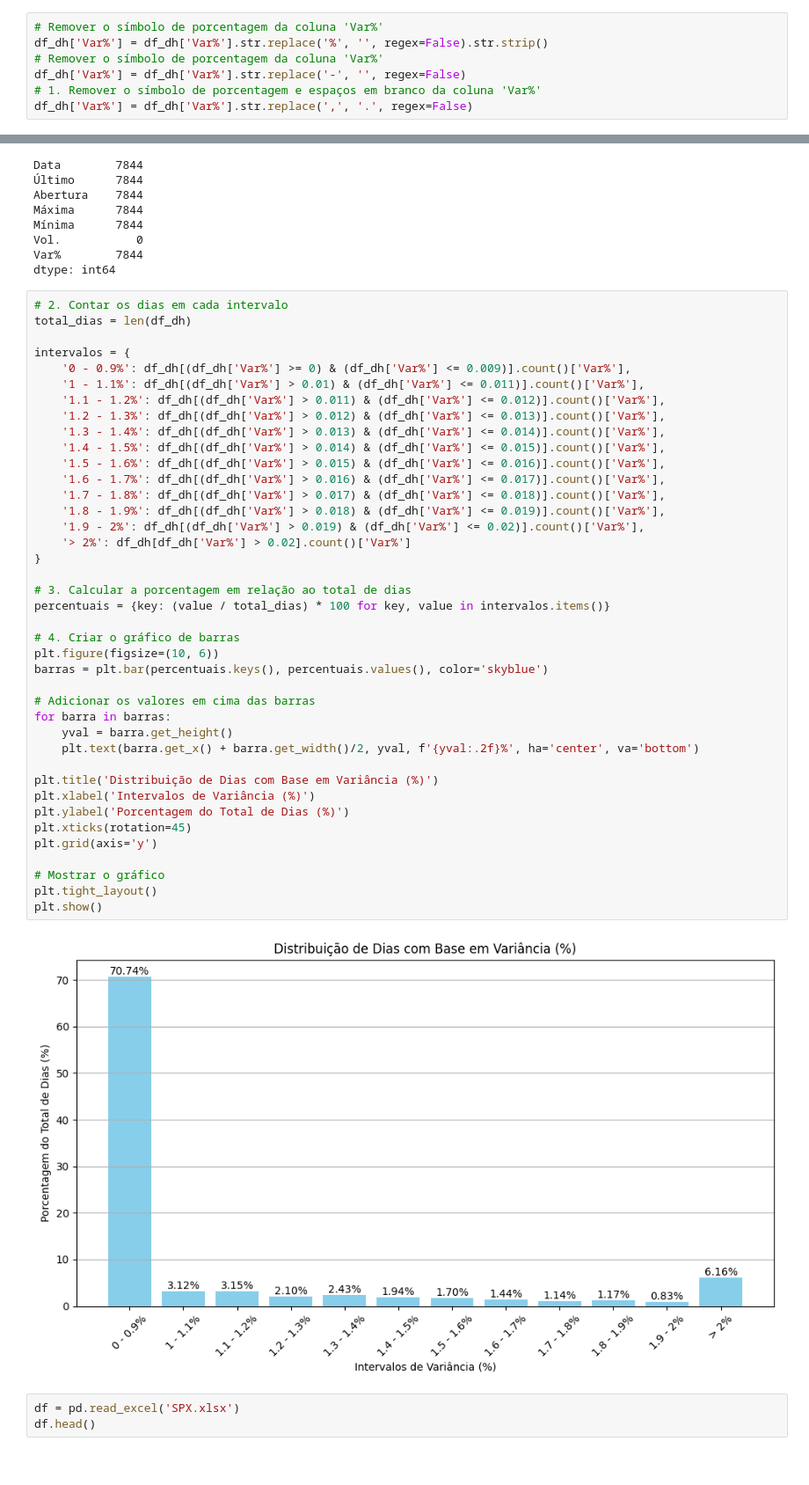
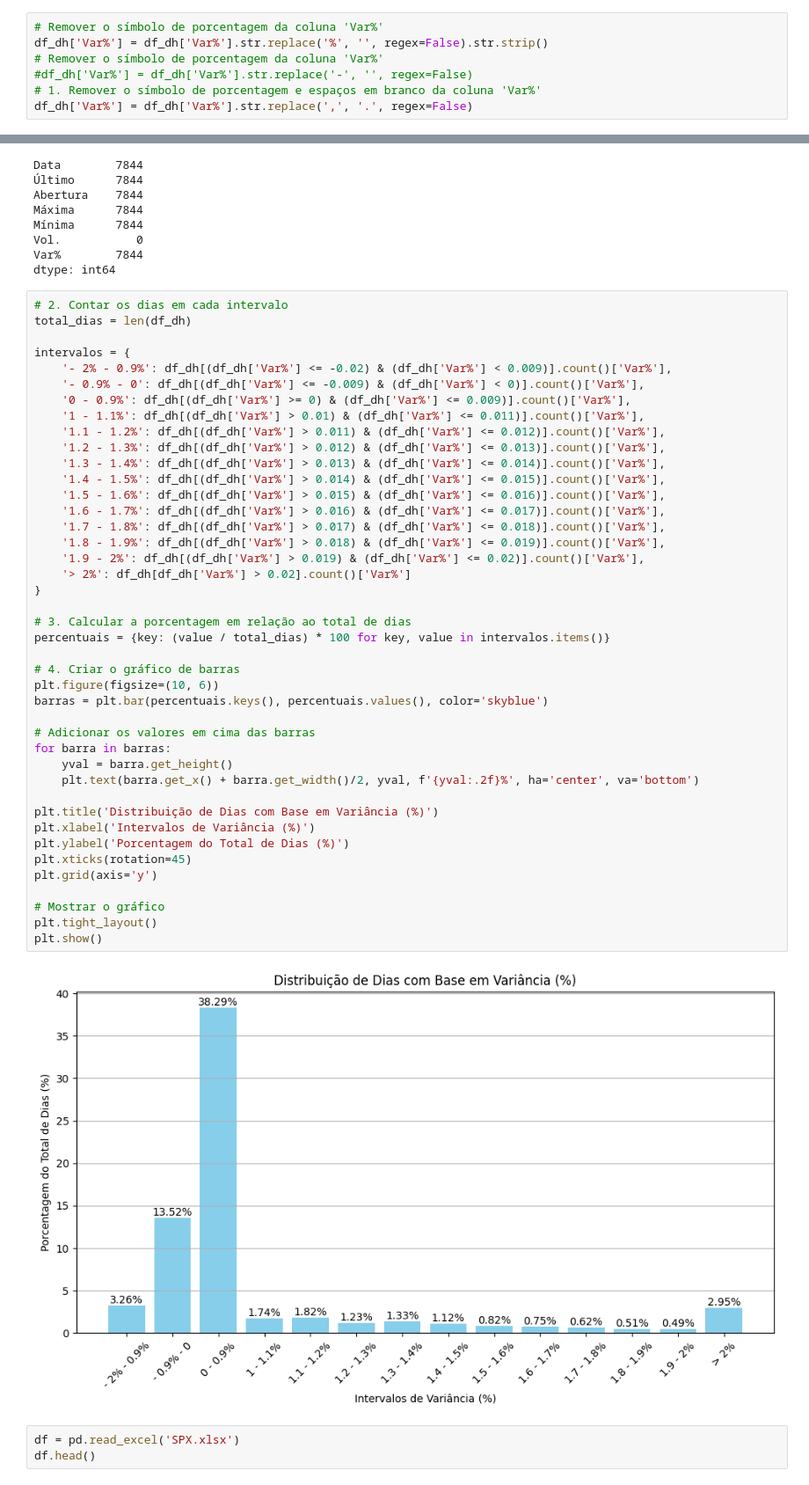
Before and after one commit to rafaart/DataScienceCO, a Jupyter notebook: spx.ipynb, the cells around one changed output, grey strips where cells are left out. Shown at 88% size. Cells and saved outputs as stored; diff of their text form.

```diff
--- a/spx.ipynb
+++ b/spx.ipynb
@@ -59,7 +63,7 @@ object
 # Remover o símbolo de porcentagem da coluna 'Var%'
 df_dh['Var%'] = df_dh['Var%'].str.replace('%', '', regex=False).str.strip()
 # Remover o símbolo de porcentagem da coluna 'Var%'
-df_dh['Var%'] = df_dh['Var%'].str.replace('-', '', regex=False)
+#df_dh['Var%'] = df_dh['Var%'].str.replace('-', '', regex=False)
 # 1. Remover o símbolo de porcentagem e espaços em branco da coluna 'Var%'
 df_dh['Var%'] = df_dh['Var%'].str.replace(',', '.', regex=False)
 # %%
@@ -160,6 +164,8 @@ dtype: int64
 total_dias = len(df_dh)
 
 intervalos = {
+    '- 2% - 0.9%': df_dh[(df_dh['Var%'] <= -0.02) & (df_dh['Var%'] < 0.009)].count()['Var%'],
+    '- 0.9% - 0': df_dh[(df_dh['Var%'] <= -0.009) & (df_dh['Var%'] < 0)].count()['Var%'],
     '0 - 0.9%': df_dh[(df_dh['Var%'] >= 0) & (df_dh['Var%'] <= 0.009)].count()['Var%'],
     '1 - 1.1%': df_dh[(df_dh['Var%'] > 0.01) & (df_dh['Var%'] <= 0.011)].count()['Var%'],
     '1.1 - 1.2%': df_dh[(df_dh['Var%'] > 0.011) & (df_dh['Var%'] <= 0.012)].count()['Var%'],
@@ -169,34 +175,34 @@ intervalos = {
     '1.5 - 1.6%': df_dh[(df_dh['Var%'] > 0.015) & (df_dh['Var%'] <= 0.016)].count()['Var%'],
     '1.6 - 1.7%': df_dh[(df_dh['Var%'] > 0.016) & (df_dh['Var%'] <= 0.017)].count()['Var%'],
     '1.7 - 1.8%': df_dh[(df_dh['Var%'] > 0.017) & (df_dh['Var%'] <= 0.018)].count()['Var%'],
     '1.8 - 1.9%': df_dh[(df_dh['Var%'] > 0.018) & (df_dh['Var%'] <= 0.019)].count()['Var%'],
     '1.9 - 2%': df_dh[(df_dh['Var%'] > 0.019) & (df_dh['Var%'] <= 0.02)].count()['Var%'],
     '> 2%': df_dh[df_dh['Var%'] > 0.02].count()['Var%']
 }
 
 # 3. Calcular a porcentagem em relação ao total de dias
 percentuais = {key: (value / total_dias) * 100 for key, value in intervalos.items()}
 
 # 4. Criar o gráfico de barras
 plt.figure(figsize=(10, 6))
 barras = plt.bar(percentuais.keys(), percentuais.values(), color='skyblue')
 
 # Adicionar os valores em cima das barras
 for barra in barras:
     yval = barra.get_height()
     plt.text(barra.get_x() + barra.get_width()/2, yval, f'{yval:.2f}%', ha='center', va='bottom')
 
 plt.title('Distribuição de Dias com Base em Variância (%)')
 plt.xlabel('Intervalos de Variância (%)')
 plt.ylabel('Porcentagem do Total de Dias (%)')
 plt.xticks(rotation=45)
 plt.grid(axis='y')
 
 # Mostrar o gráfico
 plt.tight_layout()
 plt.show()
 # %% [output]
-[figure, old version]
+[figure, new version]
 # %%
 df = pd.read_excel('SPX.xlsx')
 df.head()
```
Also changed, not shown: parts of 7 cells of this notebook.
